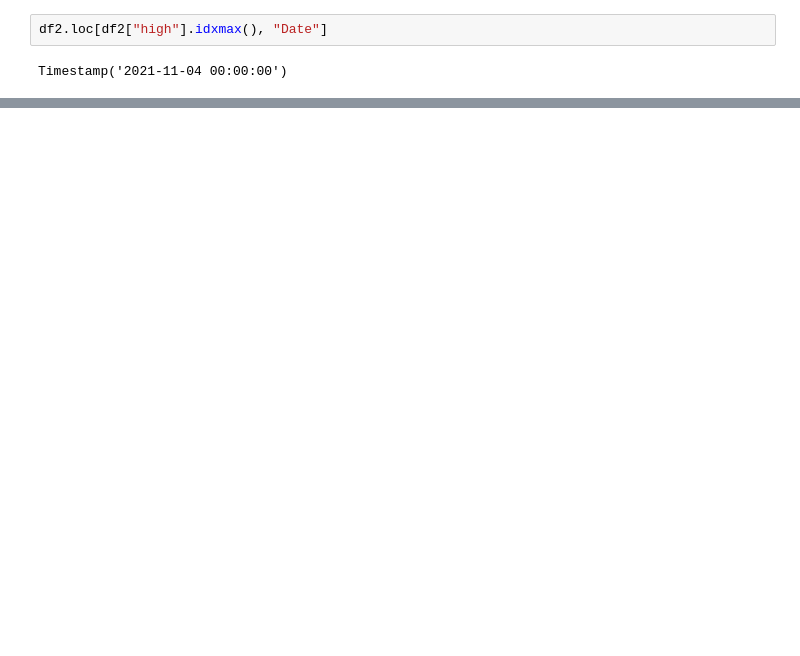
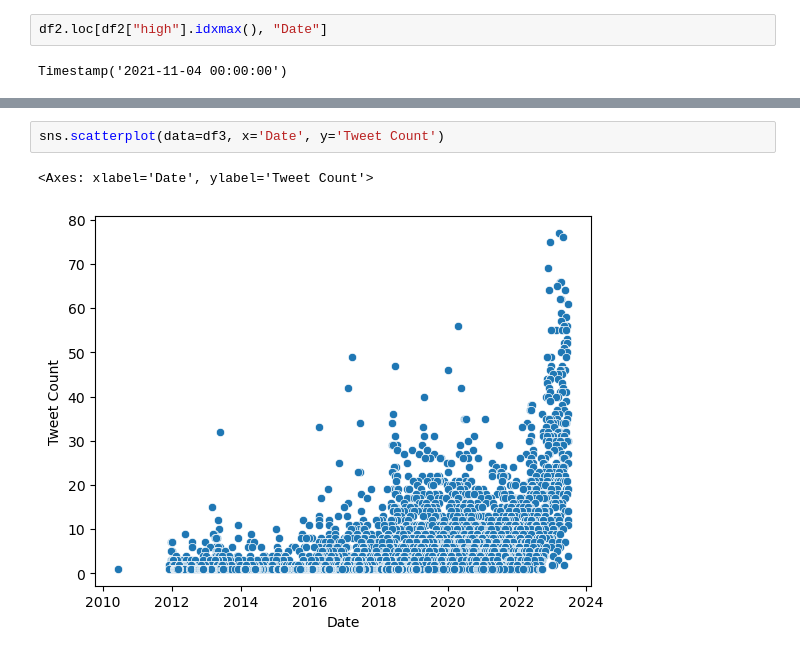
Before and after one commit to FlipBrooke/AI, a Jupyter notebook: Semester 1/Stocks/Stocks.ipynb, the cells around one changed output, grey strips where cells are left out. Saved outputs shown, nothing was run; the diff lists cells and outputs as text; blank space fills up the shorter version.

```diff
--- a/Semester 1/Stocks/Stocks.ipynb
+++ b/Semester 1/Stocks/Stocks.ipynb
@@ -132,0 +133,5 @@ Timestamp('2021-11-04 00:00:00')
+# %%
+sns.scatterplot(data=df3, x='Date', y='Tweet Count')
+# %% [output]
+<Axes: xlabel='Date', ylabel='Tweet Count'>
+[figure, added]
```
Also changed, not shown: parts of 6 cells of this notebook, 3 other files.
